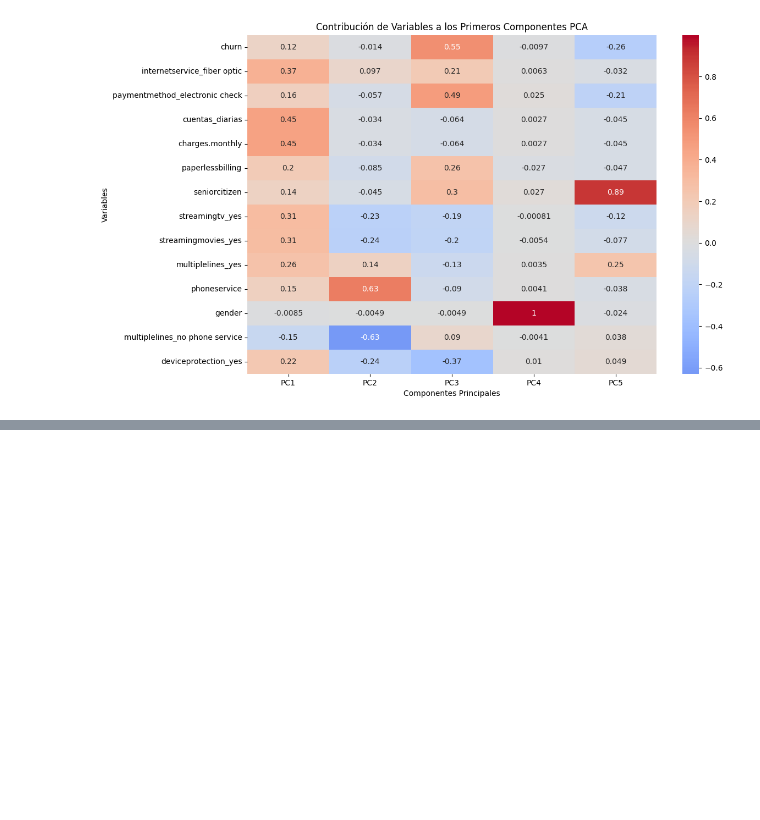
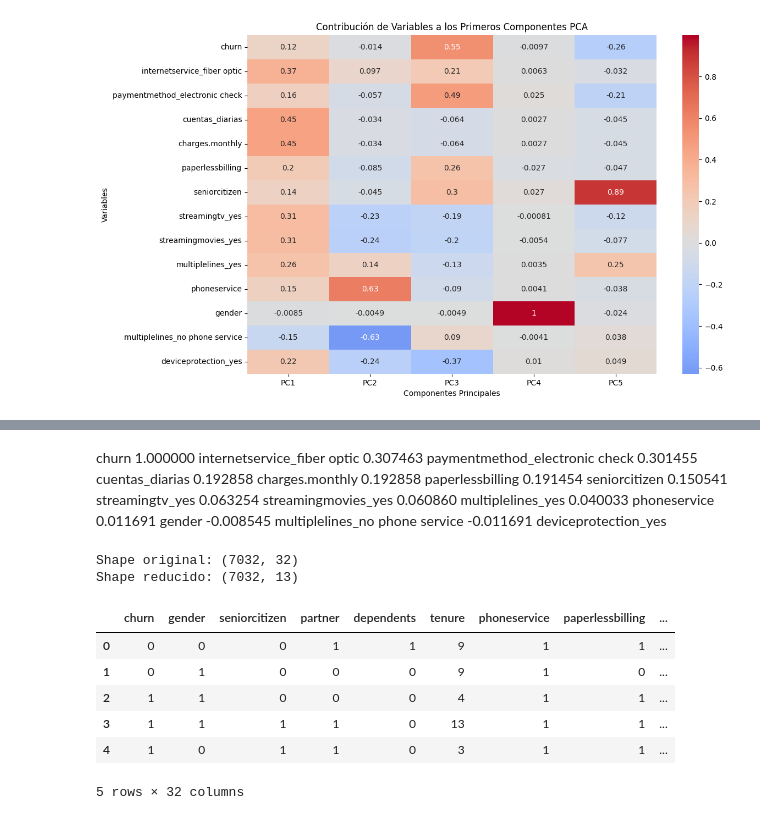
Before and after one commit to Calex192/Desafio-Telecom-X-parte-2.-Alura-Latam., a Jupyter notebook: Telecom_part2ipynb.ipynb, the cells around one changed output, grey strips where cells are left out. Cells and saved outputs as stored; diff of their text form; code cells hidden in the pictures; blank space fills up the shorter version.

```diff
--- a/Telecom_part2ipynb.ipynb
+++ b/Telecom_part2ipynb.ipynb
@@ -172,0 +243,44 @@ plt.show()
+# %% [markdown]
+churn                             1.000000
+internetservice_fiber optic       0.307463
+paymentmethod_electronic check    0.301455
+cuentas_diarias                   0.192858
+charges.monthly                   0.192858
+paperlessbilling                  0.191454
+seniorcitizen                     0.150541
+streamingtv_yes                   0.063254
+streamingmovies_yes               0.060860
+multiplelines_yes                 0.040033
+phoneservice                      0.011691
+gender                           -0.008545
+multiplelines_no phone service   -0.011691
+deviceprotection_yes
+# %%
+vars_seleccionadas = ['churn',
+ 'gender',
+ 'paymentmethod_electronic check',
+ 'charges.monthly',
+ 'paperlessbilling',
+ 'seniorcitizen',
+ 'streamingtv_yes',
+ 'streamingmovies_yes',
+ 'multiplelines_yes',
+ 'phoneservice',
+ 'gender',
+ 'multiplelines_no phone service',
+ 'deviceprotection_yes']
+# %%
+df_filtrado = df_clean[vars_seleccionadas].copy()
+print("Shape original:", df_clean.shape)
+print("Shape reducido:", df_filtrado.shape)
+df_clean.head()
+# %% [output]
+Shape original: (7032, 32)
+Shape reducido: (7032, 13)
+|  | churn | gender | seniorcitizen | partner | dependents | tenure | phoneservice | paperlessbilling | ... |
+| 0 | 0 | 0 | 0 | 1 | 1 | 9 | 1 | 1 | ... |
+| 1 | 0 | 1 | 0 | 0 | 0 | 9 | 1 | 0 | ... |
+| 2 | 1 | 1 | 0 | 0 | 0 | 4 | 1 | 1 | ... |
+| 3 | 1 | 1 | 1 | 1 | 0 | 13 | 1 | 1 | ... |
+| 4 | 1 | 0 | 1 | 1 | 0 | 3 | 1 | 1 | ... |
+5 rows × 32 columns
```
Also changed, not shown: parts of 2 cells of this notebook.
